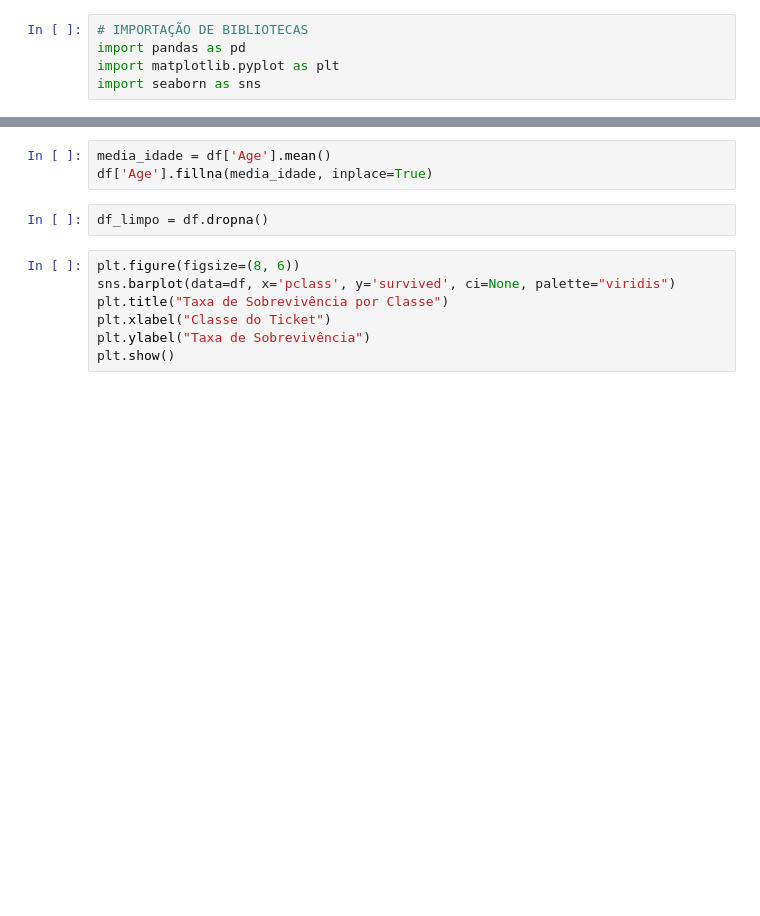
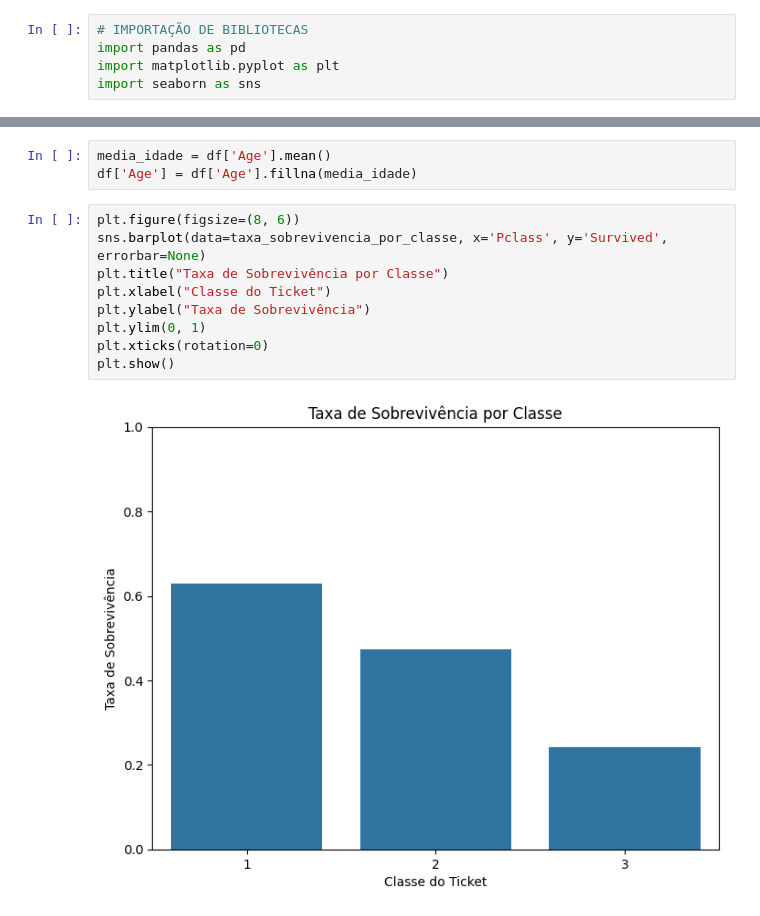
Before and after one commit to gmorettirib/AULAS_PA, a Jupyter notebook: AnaliseTitanic.ipynb, the cells around one changed output, grey strips where cells are left out. Cells and saved outputs as stored; diff of their text form; blank space fills up the shorter version.

```diff
--- a/AnaliseTitanic.ipynb
+++ b/AnaliseTitanic.ipynb
@@ -17,14 +69,16 @@ df.describe()
 # %%
 media_idade = df['Age'].mean()
-df['Age'].fillna(media_idade, inplace=True)
+df['Age'] = df['Age'].fillna(media_idade)
-# %%
-df_limpo = df.dropna()
 # %%
 plt.figure(figsize=(8, 6))
-sns.barplot(data=df, x='pclass', y='survived', ci=None, palette="viridis")
+sns.barplot(data=taxa_sobrevivencia_por_classe, x='Pclass', y='Survived', errorbar=None)
 plt.title("Taxa de Sobrevivência por Classe")
 plt.xlabel("Classe do Ticket")
 plt.ylabel("Taxa de Sobrevivência")
+plt.ylim(0, 1)
+plt.xticks(rotation=0)
 plt.show()
+# %% [output]
+[figure, added]
 # %%
 plt.figure(figsize=(8, 6))
```
Also changed, not shown: parts of 8 cells of this notebook.
